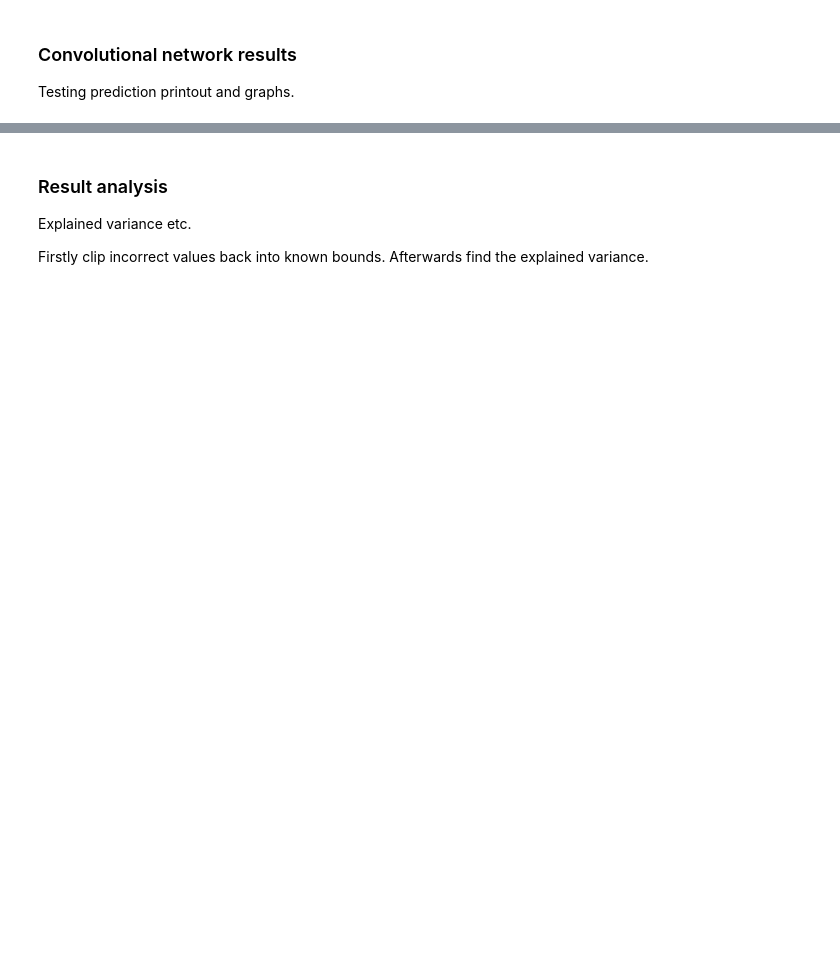
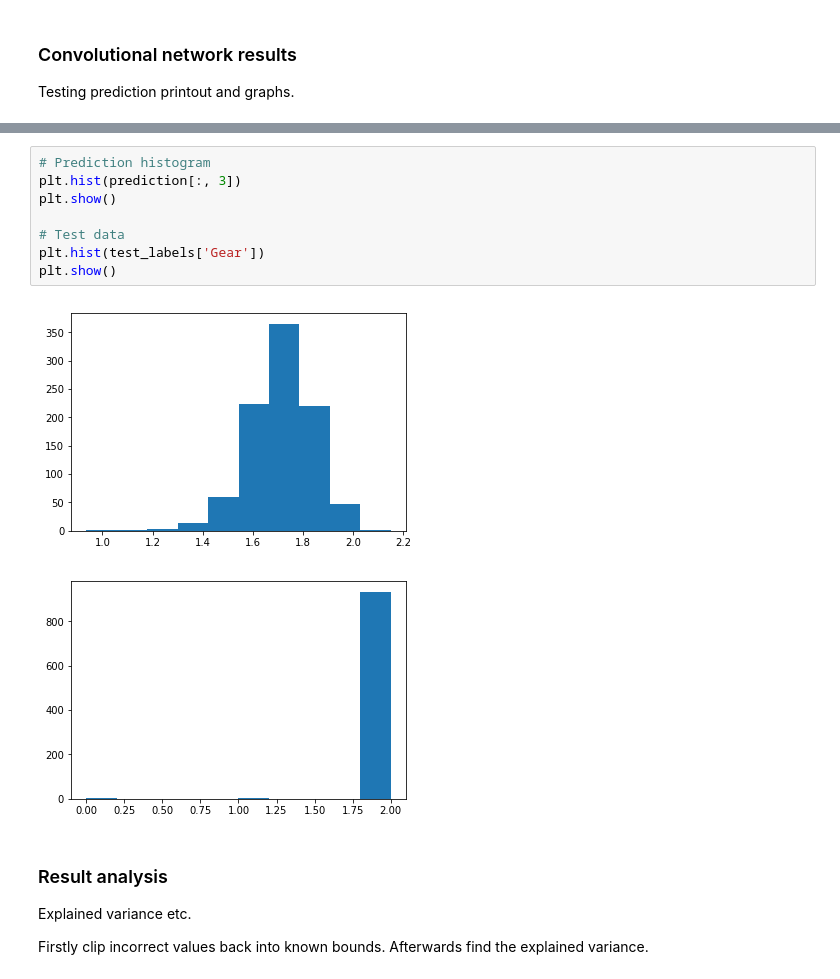
Before and after one commit to Sebastianvarv/RCSnailAI, a Jupyter notebook: RCSnail-Conv-Dense.ipynb, the cells around one changed output, grey strips where cells are left out. Drawn from its saved outputs; the diff is of its cells as text; blank space fills up the shorter version.

```diff
--- a/RCSnail-Conv-Dense.ipynb
+++ b/RCSnail-Conv-Dense.ipynb
@@ -140,3 +148,14 @@ plt.show()
+# %%
+# Prediction histogram
+plt.hist(prediction[:, 3])
+plt.show()
+
+# Test data
+plt.hist(test_labels['Gear'])
+plt.show()
+# %% [output]
+[figure, added]
+[figure, added]
 # %% [markdown]
 ### Result analysis
 Explained variance etc.
```
Also changed, not shown: parts of 13 cells of this notebook, 2 other files.
